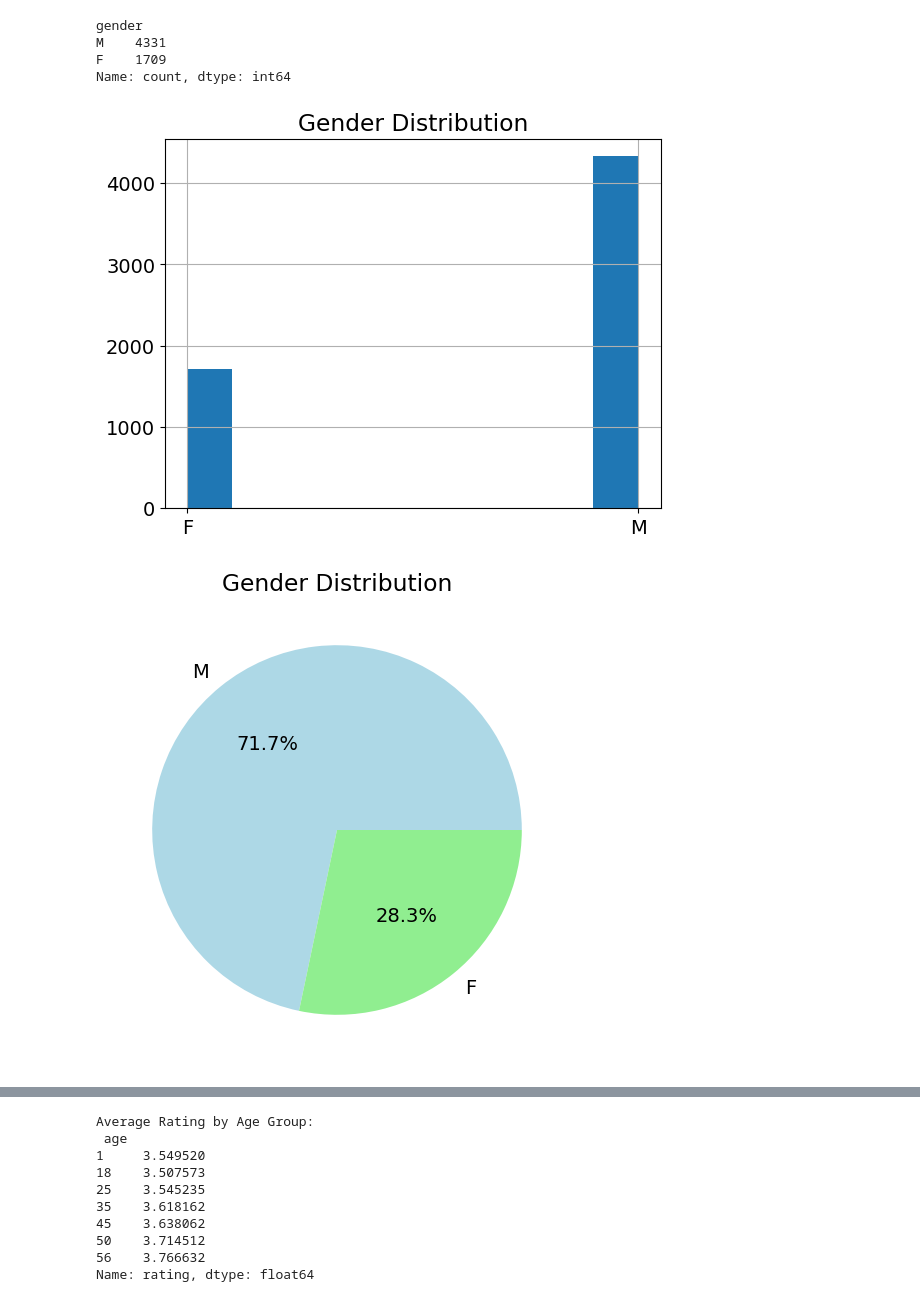
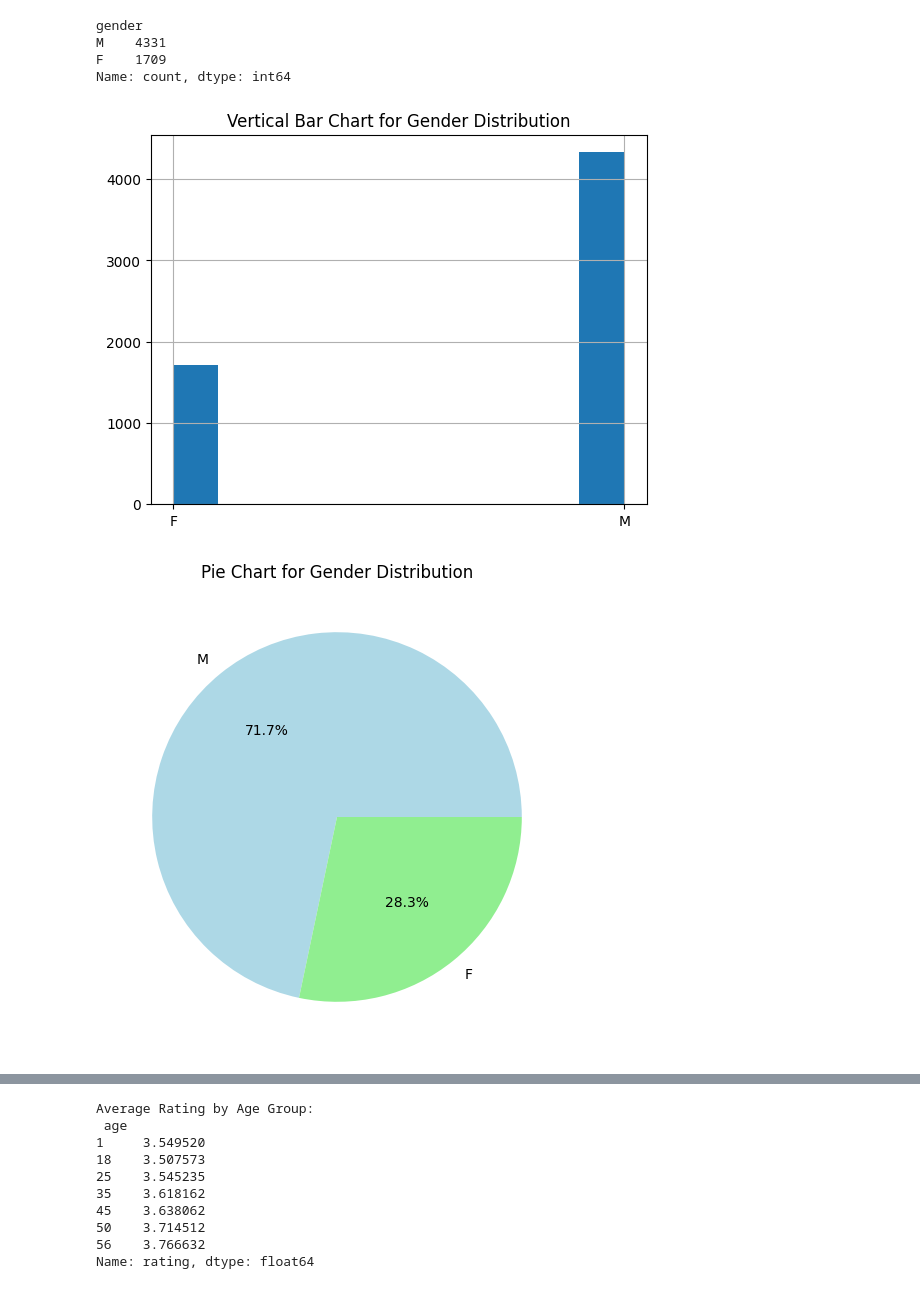
Before and after one commit to Hoang-Doan123/Movie-Recommendation-System-on-MovieLens, a Jupyter notebook: Data_Analyzing.ipynb, the cells around one changed output, grey strips where cells are left out. Cells and saved outputs as stored; diff of their text form; code cells hidden in the pictures.

```diff
--- a/Data_Analyzing.ipynb
+++ b/Data_Analyzing.ipynb
@@ -152,20 +153,20 @@ F    1709
 Name: count, dtype: int64
 # %%
 users['gender'].hist()
-plt.title("Gender Distribution")
+plt.title("Vertical Bar Chart for Gender Distribution")
 plt.show()
 
 # Phân phối người dùng theo giới tính
 user_gender_distribution = users['gender'].value_counts()
 
 plt.figure(figsize=(8, 6))
 user_gender_distribution.plot(kind='pie', autopct='%1.1f%%', colors=['lightblue', 'lightgreen'])
-plt.title('Gender Distribution')
+plt.title('Pie Chart for Gender Distribution')
 plt.ylabel('')
 plt.show()
 # %% [output]
-[figure, old version]
+[figure, new version]
-[figure, old version]
+[figure, new version]
 # %%
 # users['age'].hist(edgecolor='black')
 
```
Also changed, not shown: parts of 7 cells of this notebook, 2 other files.
